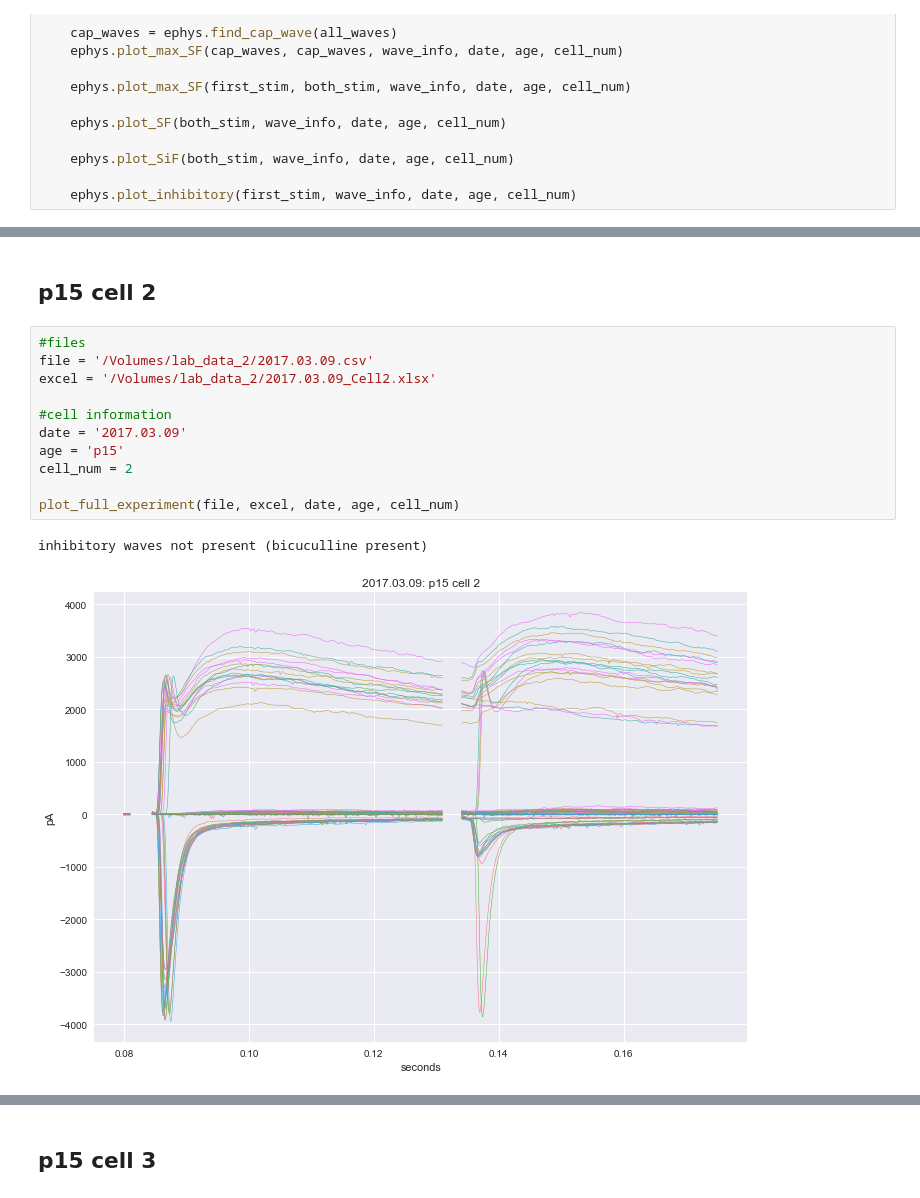
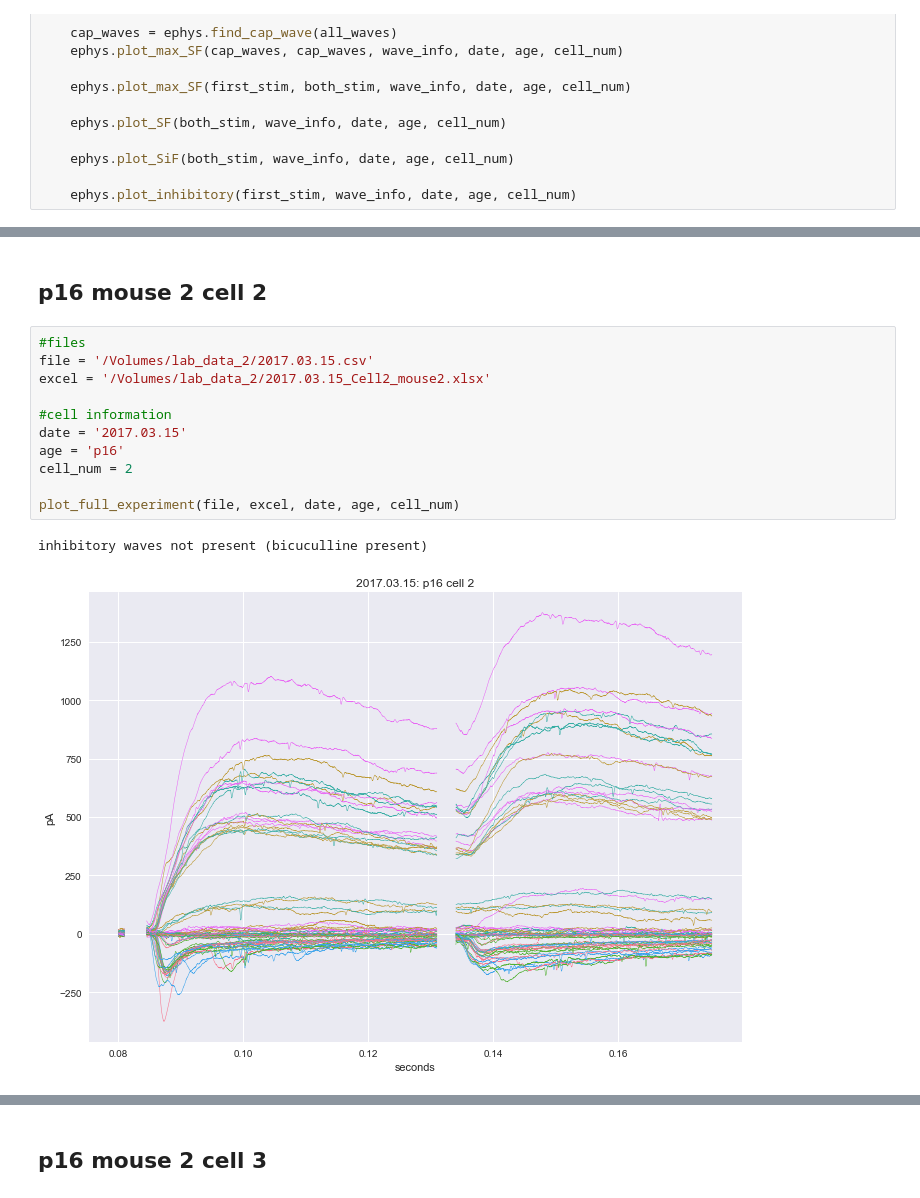
Before and after one commit to yuwie10/ephysAnalysis, a Jupyter notebook: plot_cells_template.ipynb, the cells around one changed output, grey strips where cells are left out. Drawn from its saved outputs; the diff is of its cells as text.

Commit message:
today's cells

```diff
--- a/plot_cells_template.ipynb
+++ b/plot_cells_template.ipynb
@@ -82,16 +101,16 @@ plot_full_experiment(file, excel, date, age, cell_num)
 # %% [markdown]
-## p15 cell 2
+## p16 mouse 2 cell 2
 # %%
 #files
-file = '/Volumes/lab_data_2/2017.03.09.csv'
-excel = '/Volumes/lab_data_2/2017.03.09_Cell2.xlsx'
+file = '/Volumes/lab_data_2/2017.03.15.csv'
+excel = '/Volumes/lab_data_2/2017.03.15_Cell2_mouse2.xlsx'
 
 #cell information
-date = '2017.03.09'
-age = 'p15'
+date = '2017.03.15'
+age = 'p16'
 cell_num = 2
 
 plot_full_experiment(file, excel, date, age, cell_num)
 # %% [output]
 inhibitory waves not present (bicuculline present)
-[figure, old version]
+[figure, new version]
@@ -102,4 +120,4 @@ inhibitory waves not present (bicuculline present)
 # %% [markdown]
-## p15 cell 3
+## p16 mouse 2 cell 3
 # %%
 #files
```
Also changed, not shown: parts of 6 cells of this notebook, 4 other files.
